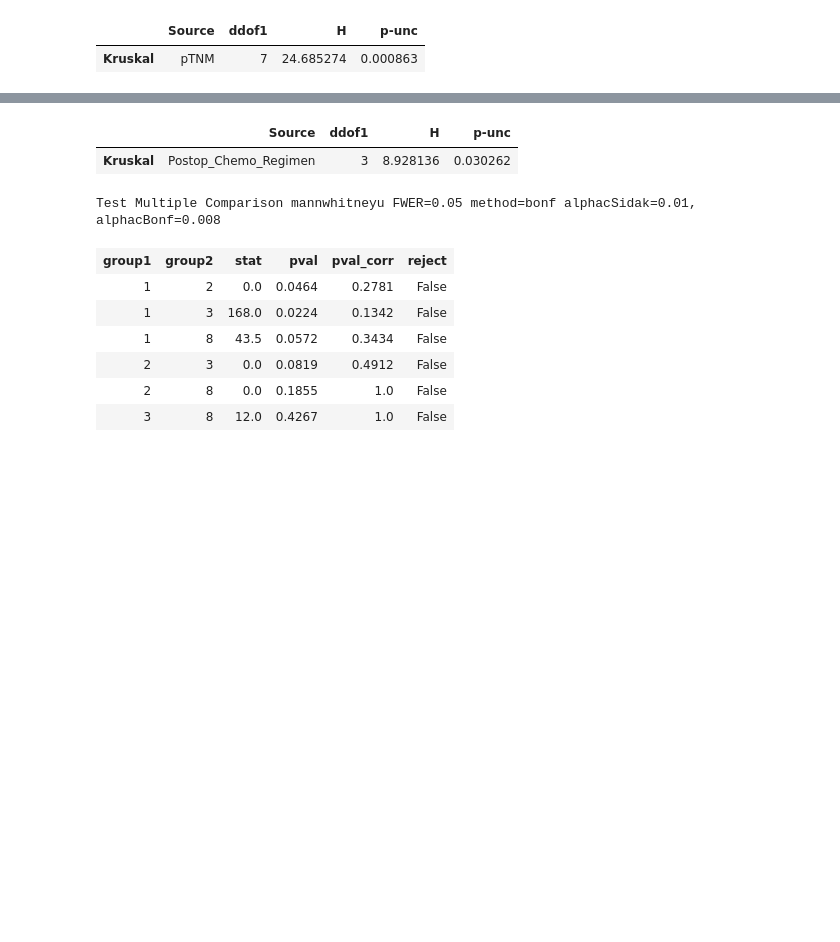
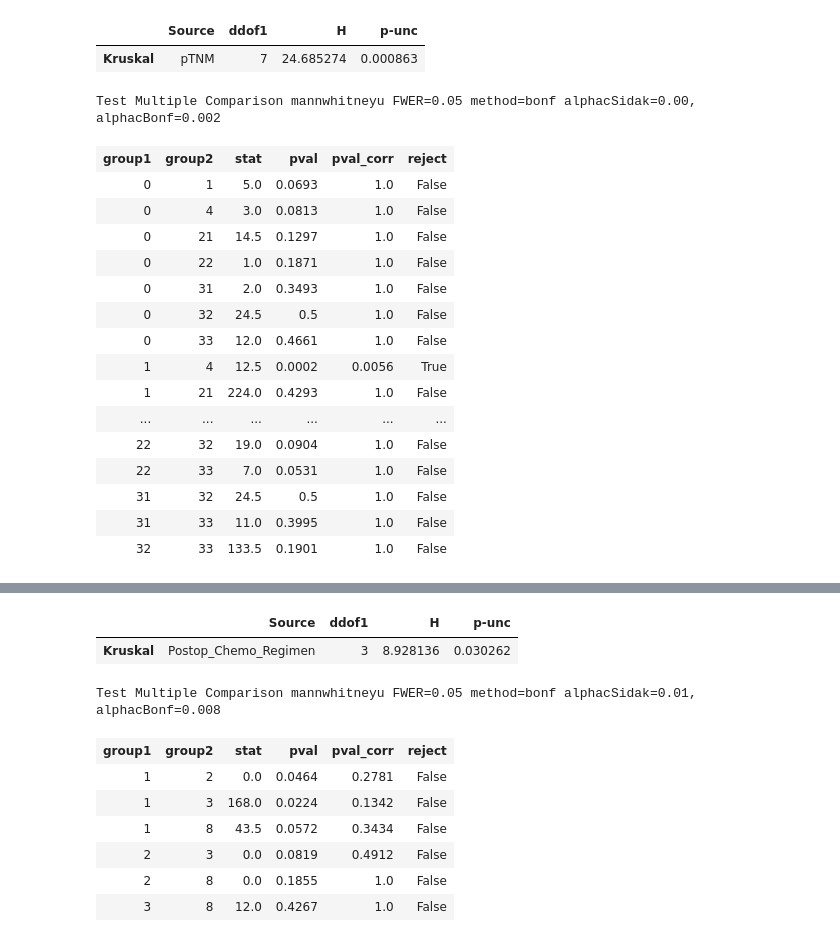
Before and after one commit to ark1st/-Arduino-for-IoT, a Jupyter notebook: NIPA/NIPA.ipynb, the cells around one changed output, grey strips where cells are left out. Cells and saved outputs as stored; diff of their text form; code cells hidden in the pictures; blank space fills up the shorter version.

```diff
--- a/NIPA/NIPA.ipynb
+++ b/NIPA/NIPA.ipynb
@@ -228,3 +362,29 @@ kruskal(data=pTNM, dv='OS', between='pTNM')
 # %% [output]
 |  | Source | ddof1 | H | p-unc |
 | Kruskal | pTNM | 7 | 24.685274 | 0.000863 |
+# %%
+from scipy.stats import mannwhitneyu
+from statsmodels.sandbox.stats.multicomp import MultiComparison
+
+comp = MultiComparison(pTNM['OS'], pTNM['pTNM'])
+
+result = comp.allpairtest(mannwhitneyu, method='bonf')
+result[0]
+# %% [output]
+Test Multiple Comparison mannwhitneyu FWER=0.05 method=bonf alphacSidak=0.00, alphacBonf=0.002
+| group1 | group2 | stat | pval | pval_corr | reject |
+| 0 | 1 | 5.0 | 0.0693 | 1.0 | False |
+| 0 | 4 | 3.0 | 0.0813 | 1.0 | False |
+| 0 | 21 | 14.5 | 0.1297 | 1.0 | False |
+| 0 | 22 | 1.0 | 0.1871 | 1.0 | False |
+| 0 | 31 | 2.0 | 0.3493 | 1.0 | False |
+| 0 | 32 | 24.5 | 0.5 | 1.0 | False |
+| 0 | 33 | 12.0 | 0.4661 | 1.0 | False |
+| 1 | 4 | 12.5 | 0.0002 | 0.0056 | True |
+| 1 | 21 | 224.0 | 0.4293 | 1.0 | False |
+| ... | ... | ... | ... | ... | ... |
+| 22 | 32 | 19.0 | 0.0904 | 1.0 | False |
+| 22 | 33 | 7.0 | 0.0531 | 1.0 | False |
+| 31 | 32 | 24.5 | 0.5 | 1.0 | False |
+| 31 | 33 | 11.0 | 0.3995 | 1.0 | False |
+| 32 | 33 | 133.5 | 0.1901 | 1.0 | False |
```
Also changed, not shown: parts of 17 cells of this notebook.
